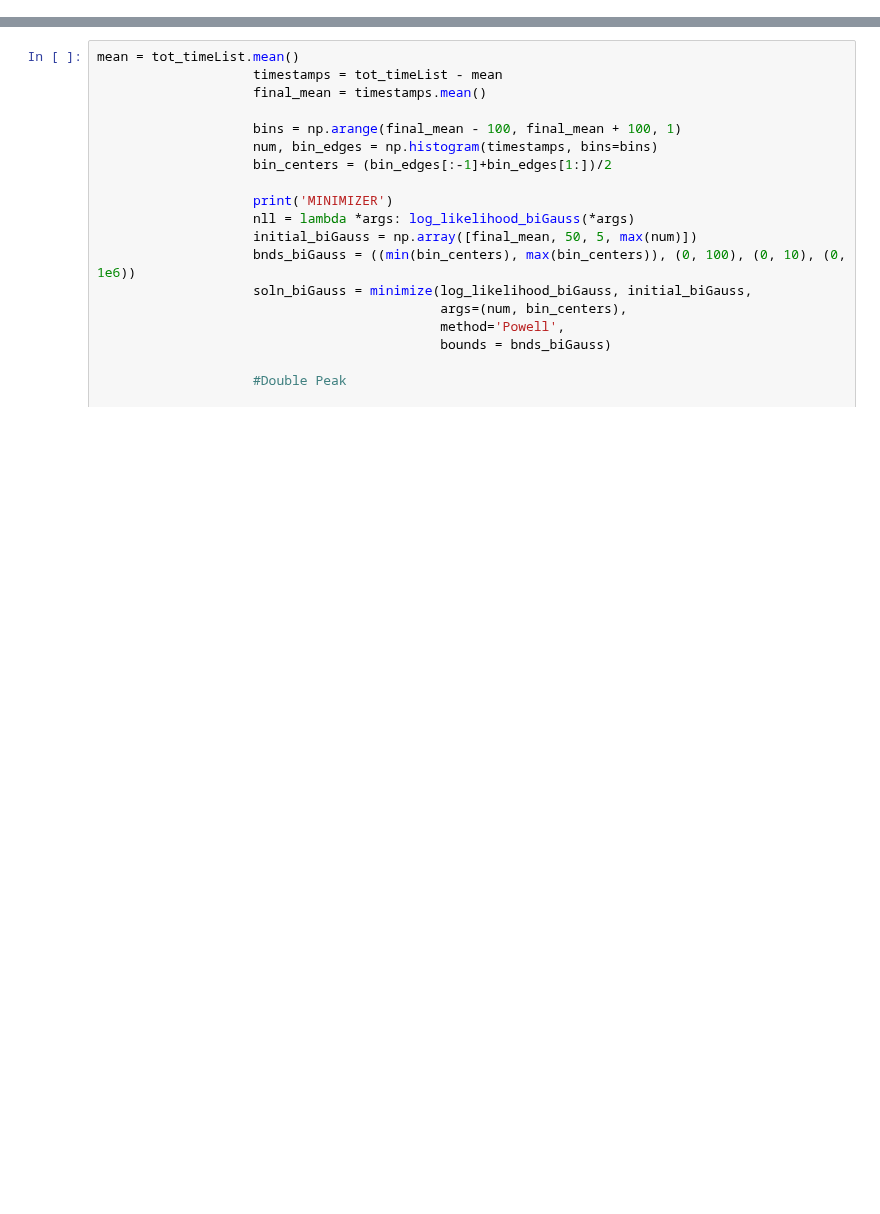
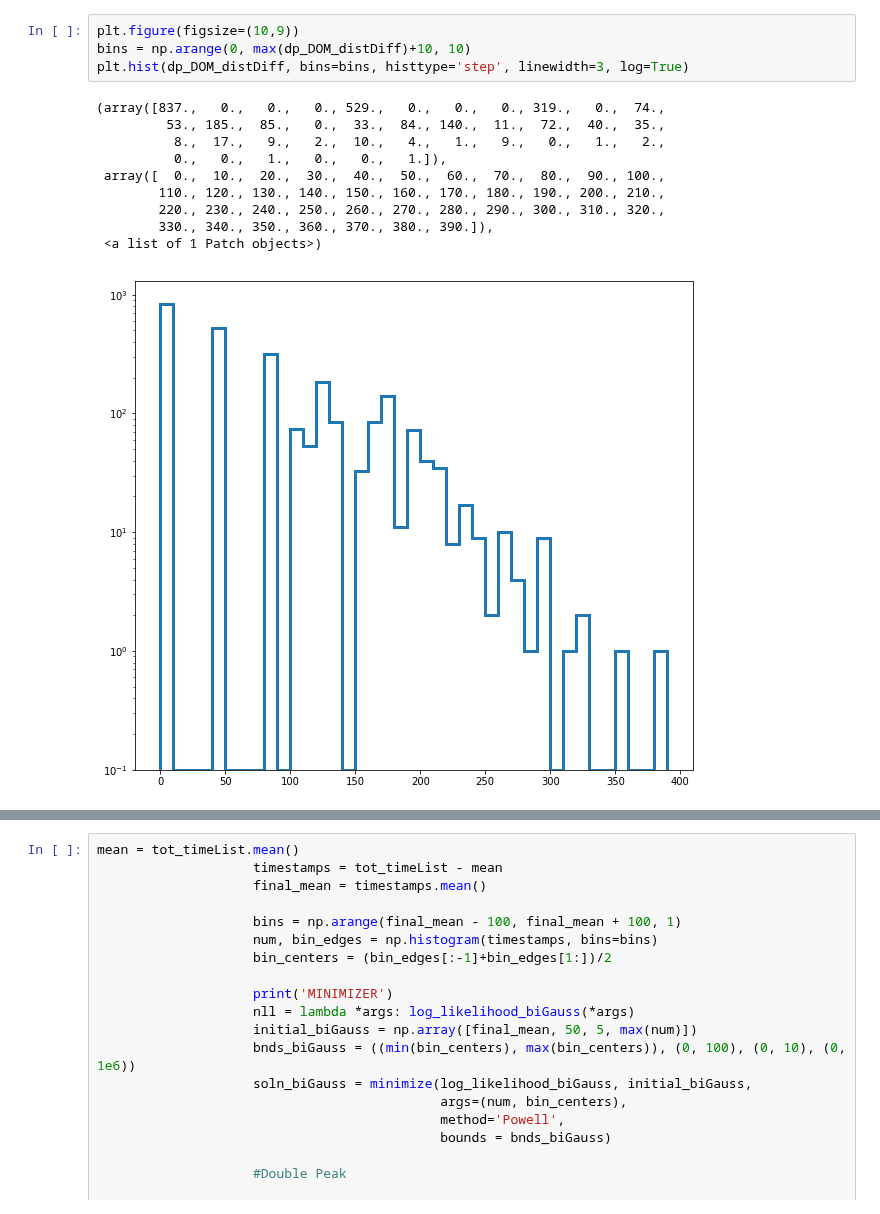
Before and after one commit to ka-til/P-ONE_NuTau, a Jupyter notebook: definingDOMs/Test_py3.ipynb, the cells around one changed output, grey strips where cells are left out. Cells and saved outputs as stored; diff of their text form; blank space fills up the shorter version.

```diff
--- a/definingDOMs/Test_py3.ipynb
+++ b/definingDOMs/Test_py3.ipynb
@@ -138,0 +289,15 @@ NameError: name 'tray' is not defined
+# %%
+plt.figure(figsize=(10,9))
+bins = np.arange(0, max(dp_DOM_distDiff)+10, 10)
+plt.hist(dp_DOM_distDiff, bins=bins, histtype='step', linewidth=3, log=True)
+# %% [output]
+(array([837.,   0.,   0.,   0., 529.,   0.,   0.,   0., 319.,   0.,  74.,
+         53., 185.,  85.,   0.,  33.,  84., 140.,  11.,  72.,  40.,  35.,
+          8.,  17.,   9.,   2.,  10.,   4.,   1.,   9.,   0.,   1.,   2.,
+          0.,   0.,   1.,   0.,   0.,   1.]),
+ array([  0.,  10.,  20.,  30.,  40.,  50.,  60.,  70.,  80.,  90., 100.,
+        110., 120., 130., 140., 150., 160., 170., 180., 190., 200., 210.,
+        220., 230., 240., 250., 260., 270., 280., 290., 300., 310., 320.,
+        330., 340., 350., 360., 370., 380., 390.]),
+ <a list of 1 Patch objects>)
+[figure, added]
```
Also changed, not shown: parts of 14 cells of this notebook, 5 other files.
